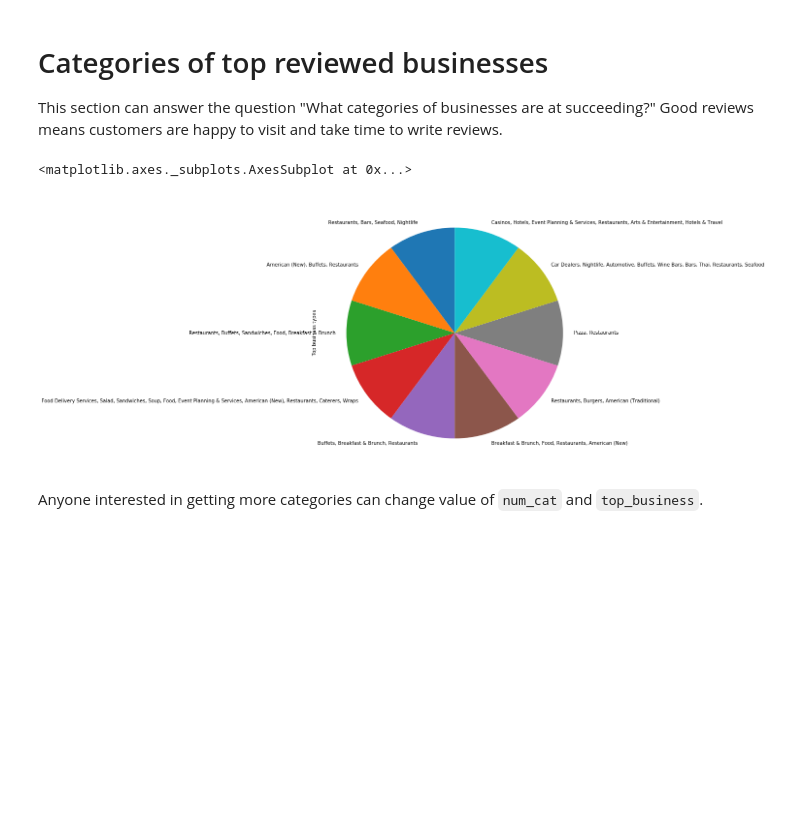
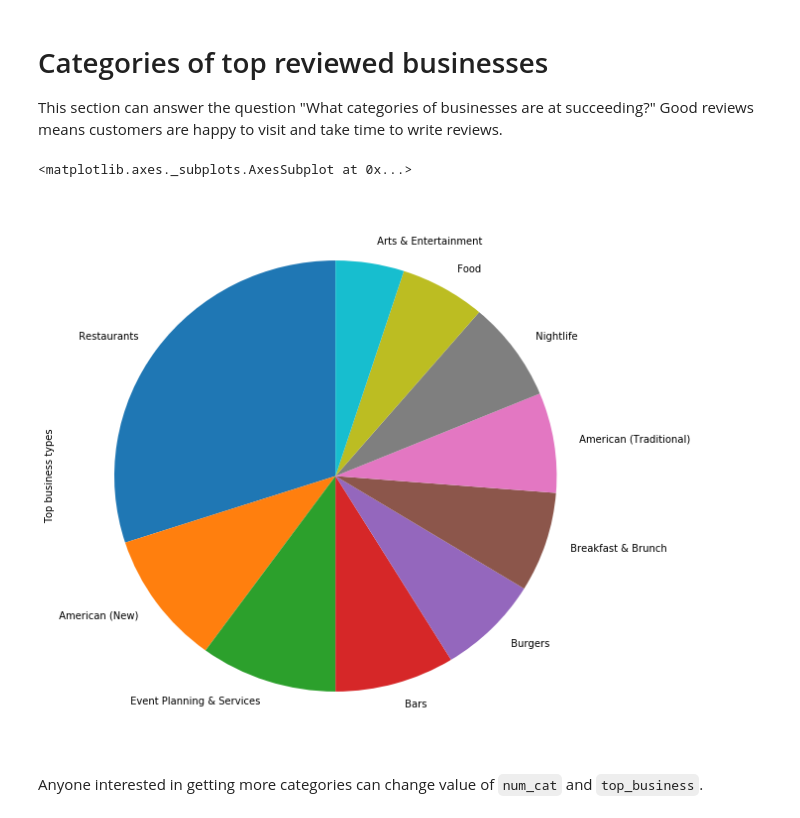
Before and after one commit to vksbhandary/kaggle-notebooks, a Jupyter notebook: exploring-yelp-reviews-dataset.ipynb, the cells around one changed output. Drawn from its saved outputs; the diff is of its cells as text; code cells hidden in the pictures; blank space fills up the shorter version.

```diff
--- a/exploring-yelp-reviews-dataset.ipynb
+++ b/exploring-yelp-reviews-dataset.ipynb
@@ -265,27 +265,27 @@ This section can answer the question "What categories of businesses are at succe
 # %%
 num_cat =10 # to show top 10 catrgories
 top_business = 30 # choose categories of top 30 businesses
 cat_data = top_business_data.sort_values("rated")[::-1][:top_business]
 #cat_data.categories
 Categories={}
 for cat in cat_data.categories.values:
-    all_categories= cat.split(";")
+    all_categories= cat.split(",")
     for x in all_categories:
         try :
             Categories[x] =Categories[x]+1
         except:
             Categories[x]=1
 top_categories = pd.DataFrame.from_dict(data= Categories,orient="index")
 top_categories.reset_index(inplace=True)
 top_categories.columns = ['category', 'occurance']
 
 x_val=top_categories.sort_values("occurance")[::-1][:num_cat].occurance.values
 labels=top_categories.sort_values("occurance")[::-1][:num_cat].category.values
 series = pd.Series(x_val, index=labels, name='Top business types')
 series.plot.pie(figsize=(10, 10),startangle=90)
 # %% [output]
 <matplotlib.axes._subplots.AxesSubplot at 0x...>
-[figure, old version]
+[figure, new version]
 # %% [markdown]
 Anyone interested in getting more categories can change  value of `num_cat` and `top_business`.
 # %% [markdown]
```
Also changed, not shown: parts of 10 cells of this notebook.
